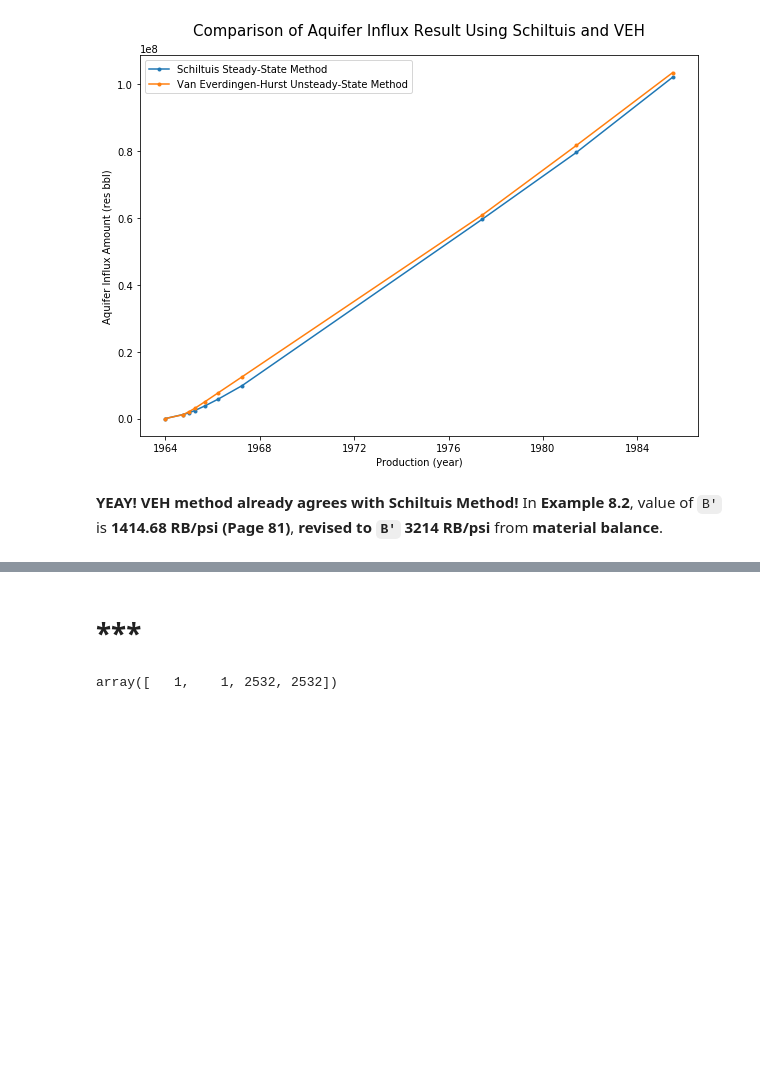
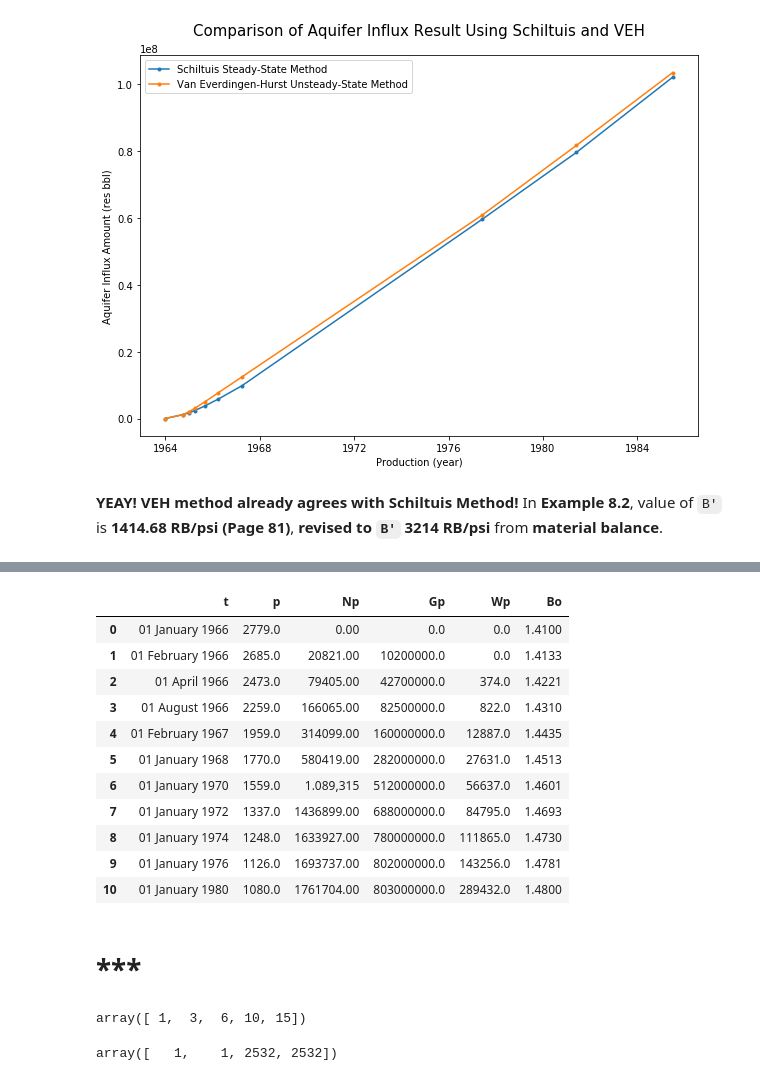
Before and after one commit to yohanesnuwara/reservoir-engineering, a Jupyter notebook: Unit 8 Aquifer Influx/notebook/8_examples.ipynb, the cells around one changed output, grey strips where cells are left out. Saved outputs shown, nothing was run; the diff lists cells and outputs as text; code cells hidden in the pictures; blank space fills up the shorter version.

```diff
--- a/Unit 8 Aquifer Influx/notebook/8_examples.ipynb
+++ b/Unit 8 Aquifer Influx/notebook/8_examples.ipynb
@@ -645,0 +832,40 @@ print(We_arr_revised)
+# %%
+# known
+pi = 2779 # psia
+temp = 164 # F
+P_bubble = 1080 # psia
+Nfoi = 6.572 # MMSTB, million STB
+Rsi = 475 # scf/STB
+Boi = 1.41 # RB/STB
+Bob = 1.48 # RB/Mscf
+swi = 0.4
+cf = 4E-06 # psi^-1
+cw = 3.5E-06 # psi^-1
+poro = 0.168
+perm = 345 # md
+h = 10 # ft
+api = 54.2 # oil gravity, degree api
+mu_w = 0.363 # water viscosity, cp
+mu_oil_initial = 0.33 # oil viscosity initial, cp
+date_initial = "1 January 1966" # initial production date
+
+# conversion
+Nfoi = Nfoi * 1E+06 # MMSTB to STB
+
+# load data and review datetime format
+alton = pd.read_csv('/content/reservoir-engineering/Unit 8 Aquifer Influx/data/Table 8.12-Alton Field Material Balance Data.csv')
+alton = alton.dropna() # drop NaN rows
+alton
+# %% [output]
+|  | t | p | Np | Gp | Wp | Bo |
+| 0 | 01 January 1966 | 2779.0 | 0.00 | 0.0 | 0.0 | 1.4100 |
+| 1 | 01 February 1966 | 2685.0 | 20821.00 | 10200000.0 | 0.0 | 1.4133 |
+| 2 | 01 April 1966 | 2473.0 | 79405.00 | 42700000.0 | 374.0 | 1.4221 |
+| 3 | 01 August 1966 | 2259.0 | 166065.00 | 82500000.0 | 822.0 | 1.4310 |
+| 4 | 01 February 1967 | 1959.0 | 314099.00 | 160000000.0 | 12887.0 | 1.4435 |
+| 5 | 01 January 1968 | 1770.0 | 580419.00 | 282000000.0 | 27631.0 | 1.4513 |
+| 6 | 01 January 1970 | 1559.0 | 1.089,315 | 512000000.0 | 56637.0 | 1.4601 |
+| 7 | 01 January 1972 | 1337.0 | 1436899.00 | 688000000.0 | 84795.0 | 1.4693 |
+| 8 | 01 January 1974 | 1248.0 | 1633927.00 | 780000000.0 | 111865.0 | 1.4730 |
+| 9 | 01 January 1976 | 1126.0 | 1693737.00 | 802000000.0 | 143256.0 | 1.4781 |
+| 10 | 01 January 1980 | 1080.0 | 1761704.00 | 803000000.0 | 289432.0 | 1.4800 |
@@ -646,5 +919,12 @@ print(We_arr_revised)
 # %% [markdown]
 # ***
+# %%
+"Cumulative sum"
+array = [1, 2, 3, 4, 5]
+cum = np.cumsum(array)
+cum
+# %% [output]
+array([ 1,  3,  6, 10, 15])
 # %%
 a = np.array([pi, pi])
 b = np.append(np.array([1, 1]), a)
```
Also changed, not shown: parts of 20 cells of this notebook.
